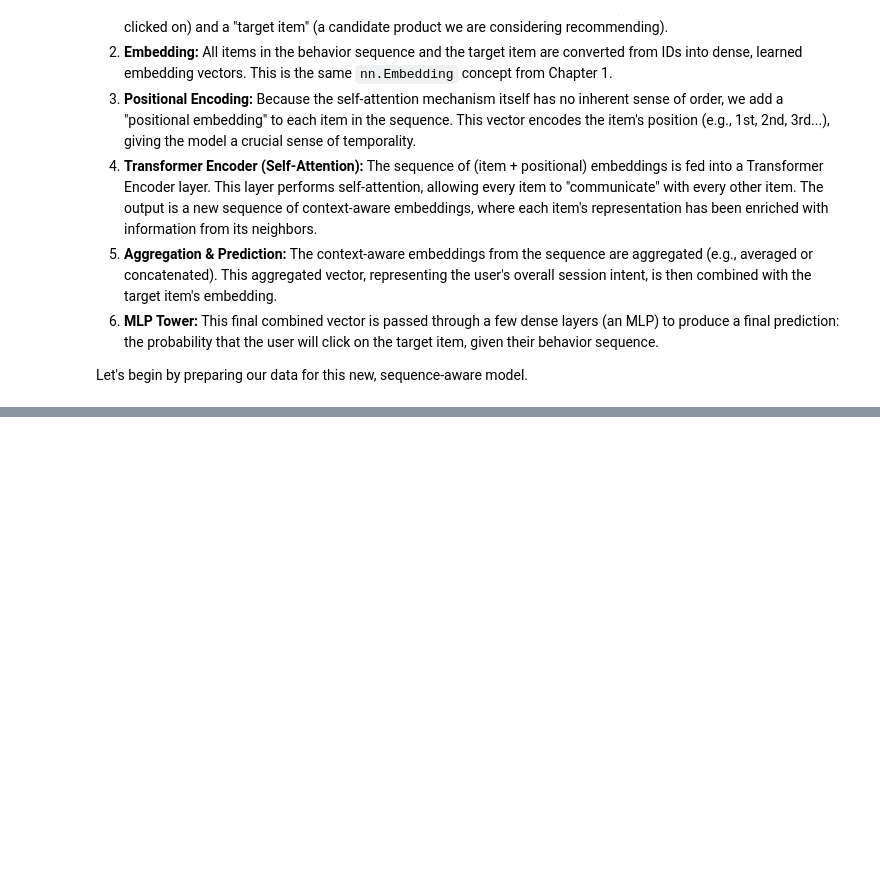
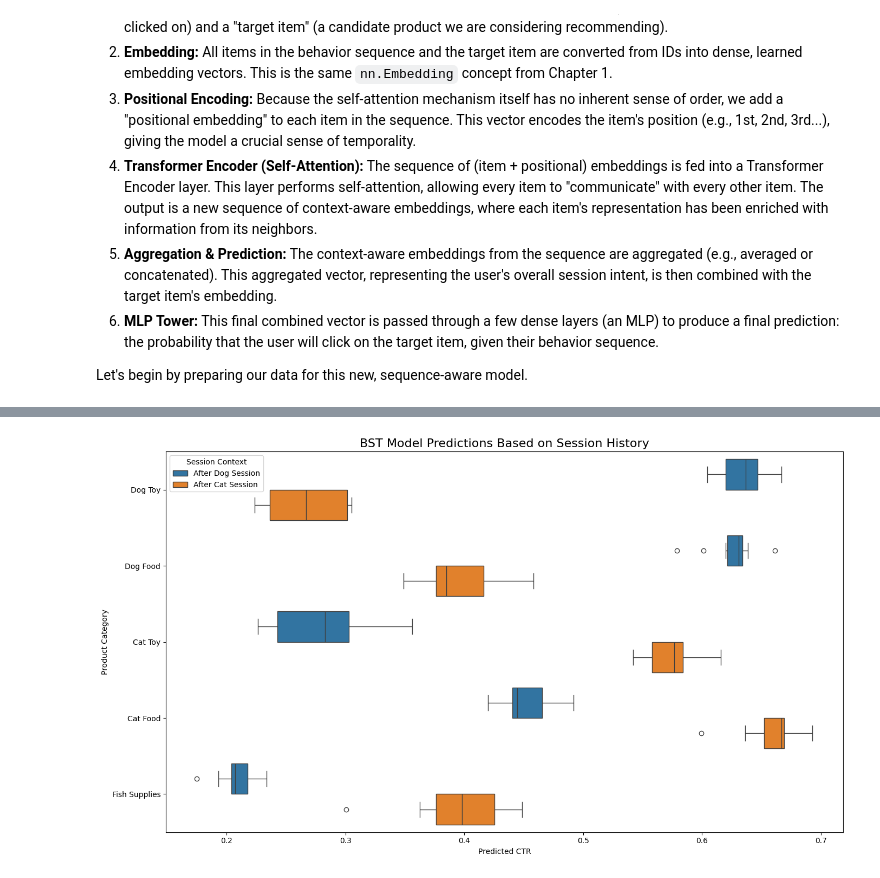
Before and after one commit to VladPrytula/notes2blog, a Jupyter notebook: Chapter3.ipynb, the cells around one changed output, grey strips where cells are left out. Cells and saved outputs as stored; diff of their text form; code cells hidden in the pictures; blank space fills up the shorter version.

```diff
--- a/Chapter3.ipynb
+++ b/Chapter3.ipynb
@@ -432,0 +832,66 @@ Datasets and DataLoaders are ready.
+# %%
+def get_bst_recommendations(model, history, n_products, device, max_len=10):
+    """
+    Gets the model's predicted CTR for all products given a history.
+    """
+    model.eval()
+
+    # Pad the input history
+    padded_history = np.pad(history, (max_len - len(history), 0), 'constant', constant_values=0)
+
+    # Create tensors
+    history_tensor = torch.tensor([padded_history] * n_products, dtype=torch.long).to(device)
+    # Target items are all possible products from 1 to n_products
+    target_items_tensor = torch.arange(1, n_products + 1, dtype=torch.long).to(device)
+
+    with torch.no_grad():
+        scores = model(history_tensor, target_items_tensor).squeeze().cpu().numpy()
+
+    # Create a DataFrame for easy analysis
+    results_df = pd.DataFrame({
+        'product_id': np.arange(1, n_products + 1),
+        'predicted_ctr': scores
+    })
+    results_df = results_df.join(sim.products, on='product_id')
+    return results_df.sort_values('predicted_ctr', ascending=False)
+
+# --- Test Case 1: Puppy Feeding Intent ---
+# Let's find IDs for 'Dog Food' and 'Dog Toy'
+dog_food_id = sim.products[sim.products['category'] == 'Dog Food'].index[0]
+dog_toy_id = sim.products[sim.products['category'] == 'Dog Toy'].index[0]
+puppy_history = [dog_food_id, dog_toy_id]
+
+print("--- Test Case 1: 'Puppy' Intent ---")
+print(f"Input History: [Dog Food (ID: {dog_food_id}), Dog Toy (ID: {dog_toy_id})]")
+puppy_recs = get_bst_recommendations(bst_model, puppy_history, sim.n_products, device, MAX_SEQ_LEN)
+print("Top 5 Recommendations:")
+print(puppy_recs.head(5))
+
+
+# --- Test Case 2: Cat Owner Intent ---
+cat_food_id = sim.products[sim.products['category'] == 'Cat Food'].index[0]
+cat_toy_id = sim.products[sim.products['category'] == 'Cat Toy'].index[0]
+cat_history = [cat_food_id, cat_toy_id]
+
+print("\n--- Test Case 2: 'Cat' Intent ---")
+print(f"Input History: [Cat Food (ID: {cat_food_id}), Cat Toy (ID: {cat_toy_id})]")
+cat_recs = get_bst_recommendations(bst_model, cat_history, sim.n_products, device, MAX_SEQ_LEN)
+print("Top 5 Recommendations:")
+print(cat_recs.head(5))
+
+
+# --- Visualizing the difference ---
+puppy_recs['source'] = 'After Dog Session'
+cat_recs['source'] = 'After Cat Session'
+plot_df = pd.concat([puppy_recs, cat_recs])
+
+plt.figure(figsize=(14, 8))
+sns.boxplot(data=plot_df, x='predicted_ctr', y='category', hue='source',
+            order=['Dog Toy', 'Dog Food', 'Cat Toy', 'Cat Food', 'Fish Supplies'])
+plt.title('BST Model Predictions Based on Session History', fontsize=16)
+plt.xlabel('Predicted CTR')
+plt.ylabel('Product Category')
+plt.legend(title='Session Context')
+plt.tight_layout()
+plt.show()
+# %% [output]
@@ -432,0 +917 @@ Datasets and DataLoaders are ready.
+[figure, added]
```
Also changed, not shown: parts of 10 cells of this notebook, 1 other file.
